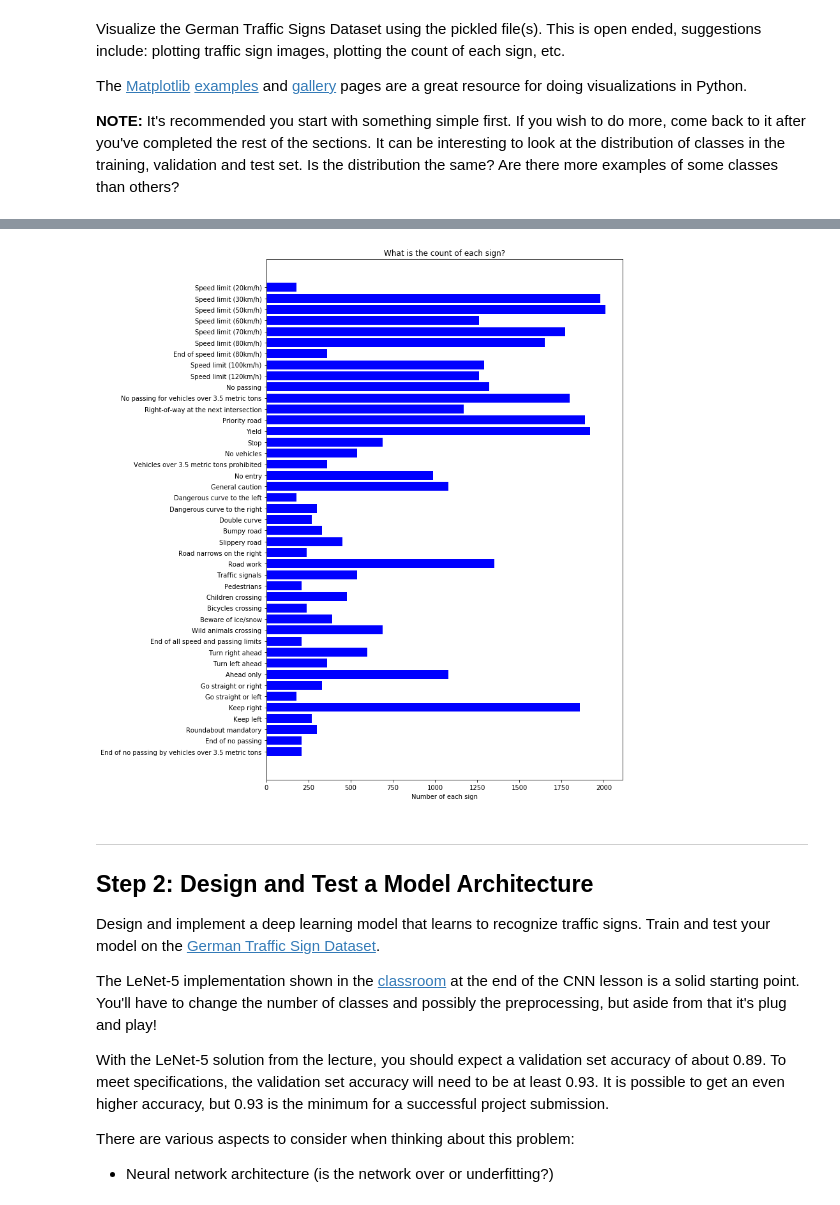
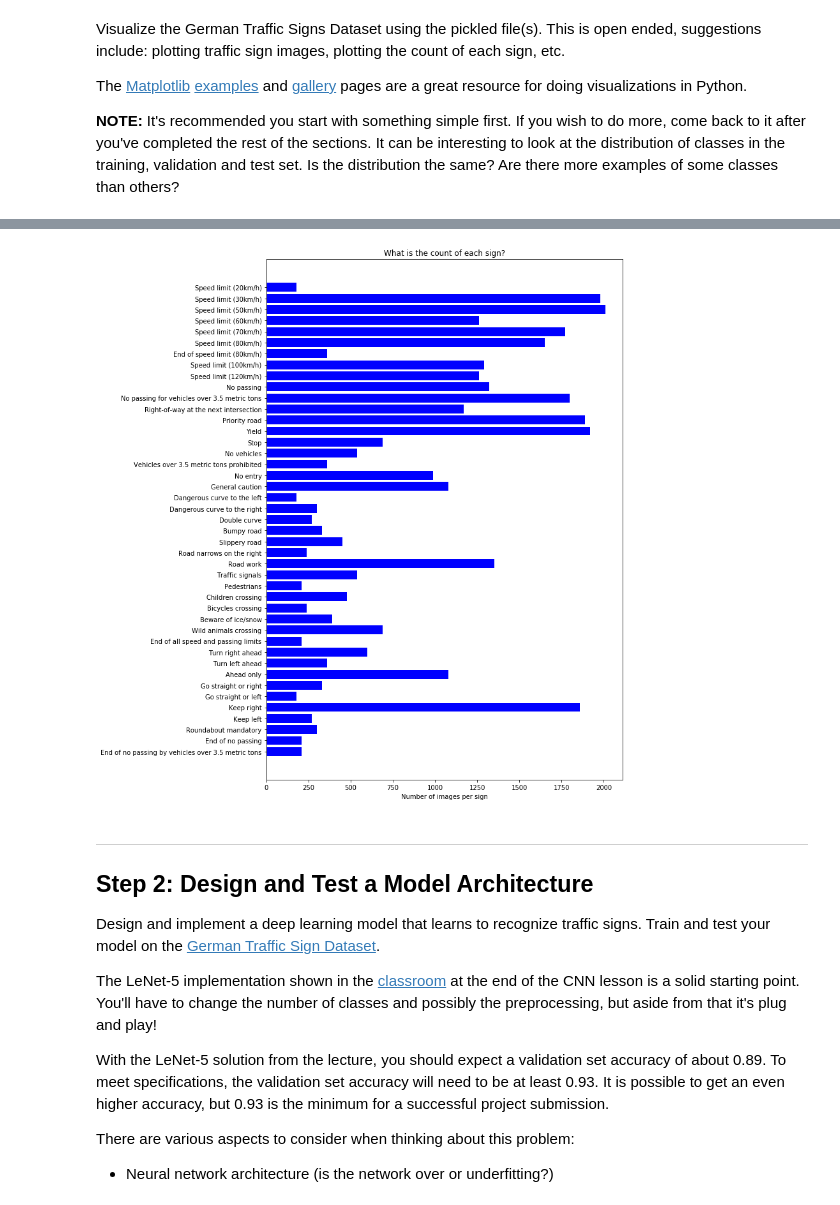
Before and after one commit to pascalirminger/CarND-Traffic-Sign-Classifier-P2, a Jupyter notebook: Traffic_Sign_Classifier.ipynb, the cells around one changed output, grey strips where cells are left out. Cells and saved outputs as stored; diff of their text form; code cells hidden in the pictures.

```diff
--- a/Traffic_Sign_Classifier.ipynb
+++ b/Traffic_Sign_Classifier.ipynb
@@ -135,18 +135,22 @@ for sign in sign_names:
 ... (74 outputs left out)
 # %%
-### Show number of images per label
-label_ids = sign_names[:,0]
-label_names = sign_names[:,1]
-fig, ax = plt.subplots(figsize=(10, 15))
-ax.barh(label_ids, count_per_sign, align='center', color='blue')
-ax.set_yticks(label_ids)
-ax.set_yticklabels(label_names)
-ax.invert_yaxis() # labels read from top to bottom
-ax.set_xlabel('Number of each sign')
-ax.set_title('What is the count of each sign?')
-plt.show()
+### Show a diagram with number of images per sign
+def showCountPerSign(signs, count_per_sign):
+    label_ids = signs[:,0]
+    label_names = signs[:,1]
+    fig, ax = plt.subplots(figsize=(10, 15))
+    ax.barh(label_ids, count_per_sign, align='center', color='blue')
+    ax.set_yticks(label_ids)
+    ax.set_yticklabels(label_names)
+    ax.invert_yaxis() # labels read from top to bottom
+    ax.set_xlabel('Number of images per sign')
+    ax.set_title('What is the count of each sign?')
+    plt.show()
-# %% [output]
-[figure, removed]
+# %%
+### Show number of images per label
+showCountPerSign(sign_names, count_per_sign)
+# %% [output]
+[figure, added]
 # %% [markdown]
 ----
 
```
Also changed, not shown: parts of 17 cells of this notebook, 3 other files.
